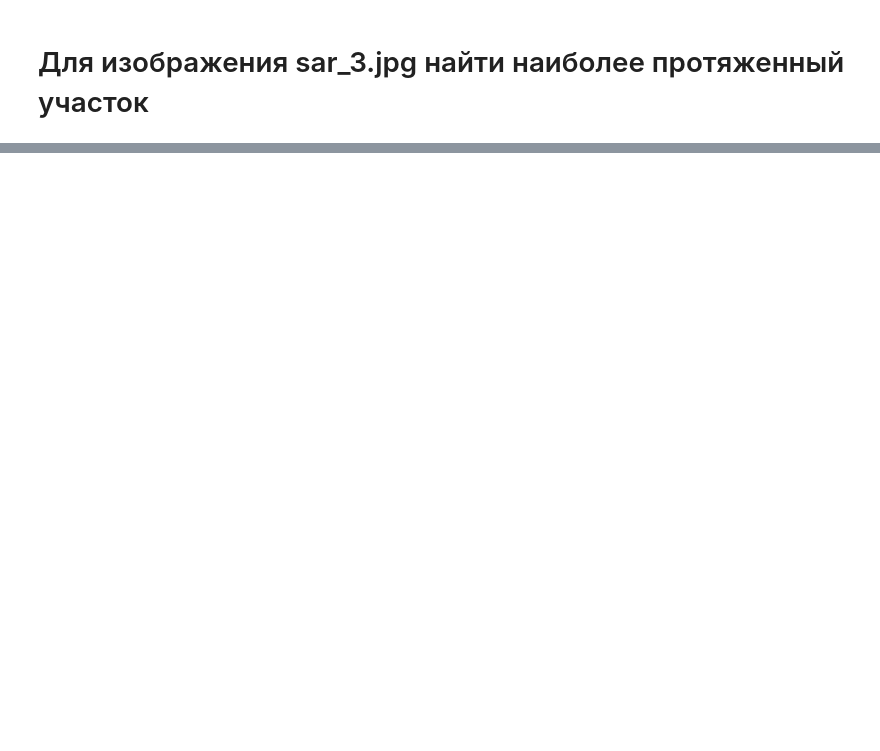
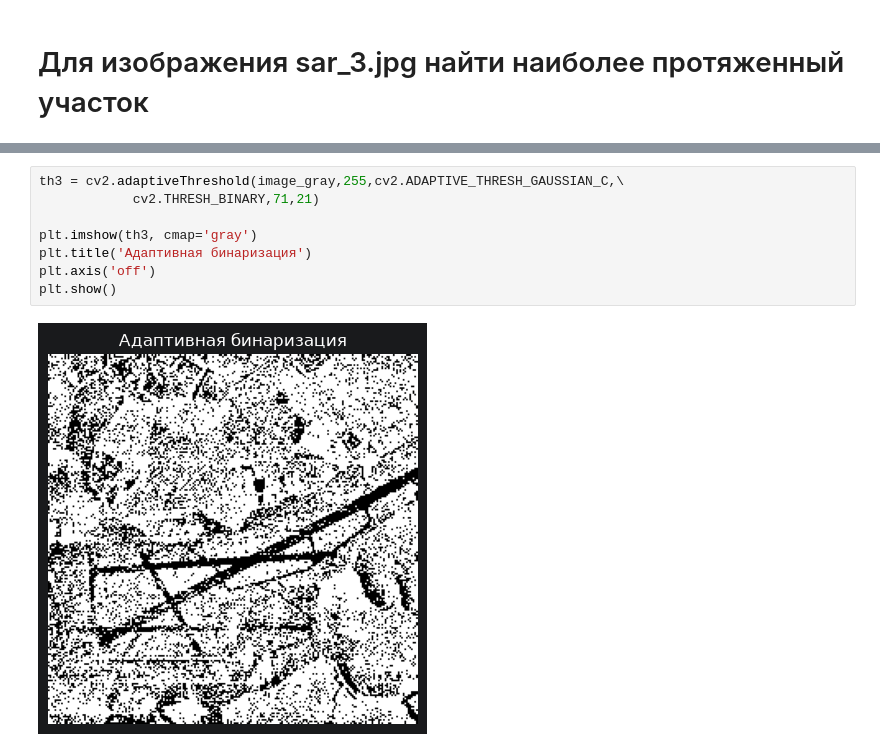
Before and after one commit to midicowbell/imageProcessing, a Jupyter notebook: lab3.ipynb, the cells around one changed output, grey strips where cells are left out. Drawn from its saved outputs; the diff is of its cells as text; blank space fills up the shorter version.

```diff
--- a/lab3.ipynb
+++ b/lab3.ipynb
@@ -41,0 +87,10 @@ plt.show()
+# %%
+th3 = cv2.adaptiveThreshold(image_gray,255,cv2.ADAPTIVE_THRESH_GAUSSIAN_C,\
+            cv2.THRESH_BINARY,71,21)
+
+plt.imshow(th3, cmap='gray')
+plt.title('Адаптивная бинаризация')
+plt.axis('off')
+plt.show()
+# %% [output]
+[figure, added]
```
Also changed, not shown: parts of 13 cells of this notebook.
